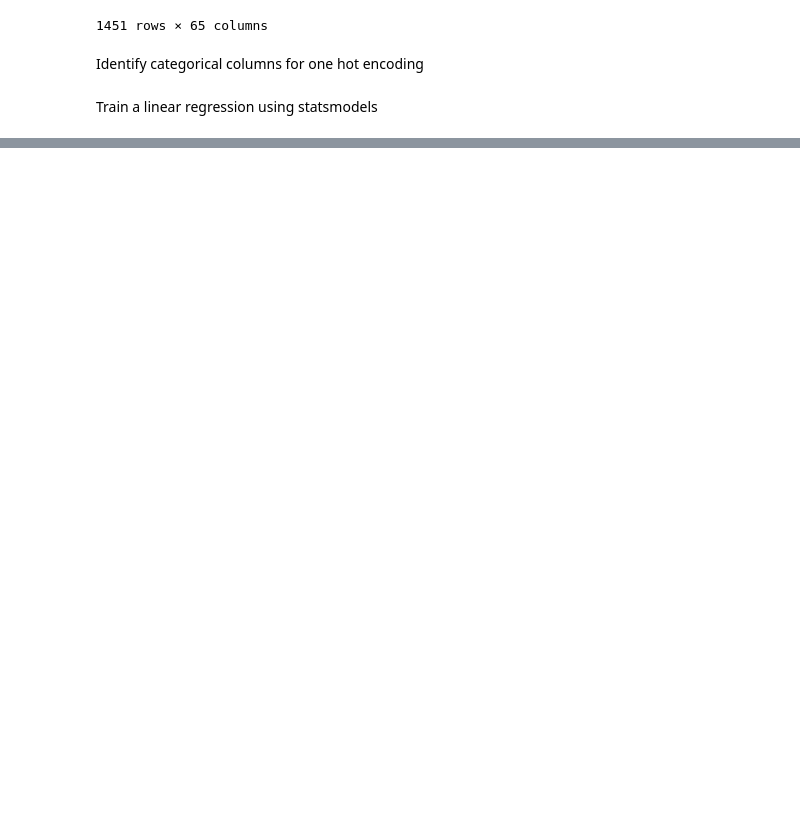
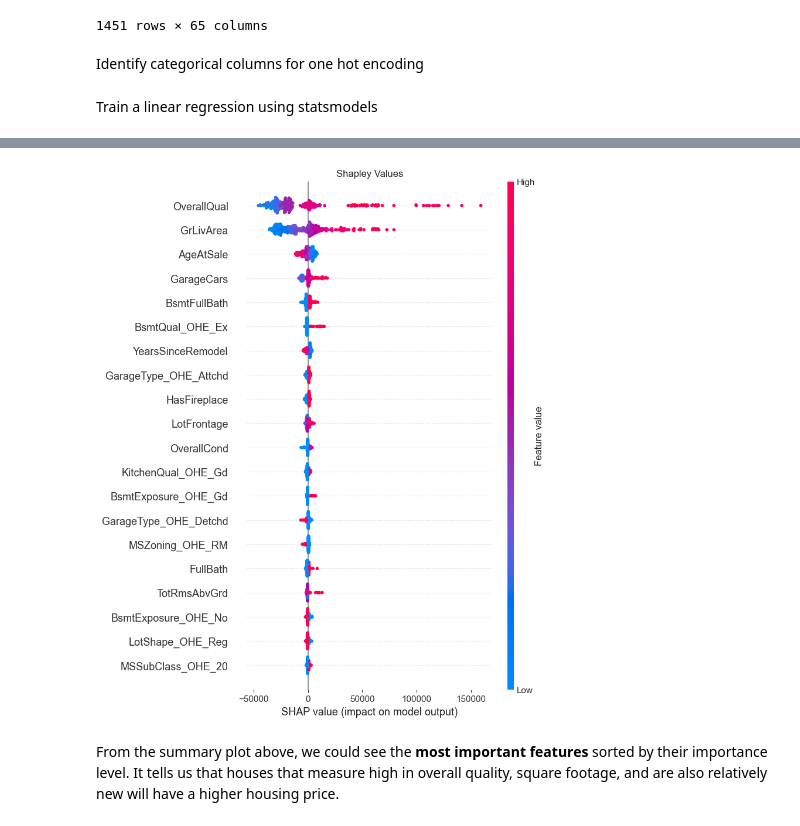
Before and after one commit to Tommylee1013/FinancialDeepLearning, a Jupyter notebook: EconMLNotes/Causal Interpretation for Ames Housing Price.ipynb, the cells around one changed output, grey strips where cells are left out. Cells and saved outputs as stored; diff of their text form; code cells hidden in the pictures; blank space fills up the shorter version.

```diff
--- a/EconMLNotes/Causal Interpretation for Ames Housing Price.ipynb
+++ b/EconMLNotes/Causal Interpretation for Ames Housing Price.ipynb
@@ -125,0 +132,19 @@ strong multicollinearity problems or that the design matrix is singular.
+# %%
+# split data into train and test
+from sklearn.model_selection import train_test_split
+
+x_train_ohe, x_test_ohe, x_train, x_test, y_train, y_test = train_test_split(
+    X_ohe, X, y, test_size = 0.2, random_state = 42
+)
+# %%
+# train a Random Forest regression model
+forest_regression = RandomForestRegressor(
+    n_estimators = 1000,
+    random_state = 42,
+    criterion = 'squared_error',
+    max_depth = 20,
+    min_samples_split = 2,
+    min_samples_leaf = 2
+)
+# %%
+forest_regression.fit(x_train_ohe, y_train)
@@ -125,0 +164,24 @@ strong multicollinearity problems or that the design matrix is singular.
+# %%
+# use interventional approach
+
+background = shap.maskers.Independent(x_train_ohe, max_samples = 100)
+explainer = shap.TreeExplainer(
+    forest_regression,
+    data = background,
+    feature_names = X_ohe.columns
+)
+shap_values = explainer(x_test_ohe)
+# %%
+# plot the feature importances
+shap.summary_plot(shap_values, x_test_ohe, show = False)
+ax = plt.gca()
+for spine in ax.spines.values():
+    spine.set_visible(False)
+ax.grid(False)
+ax.yaxis.grid(True, ls = ':', alpha = 0.5)
+plt.title('Shapley Values')
+plt.show()
+# %% [output]
+[figure, added]
+# %% [markdown]
+From the summary plot above, we could see the **most important features** sorted by their importance level. It tells us that houses that measure high in overall quality, square footage, and are also relatively new will have a higher housing price.
```
Also changed, not shown: parts of 25 cells of this notebook.
